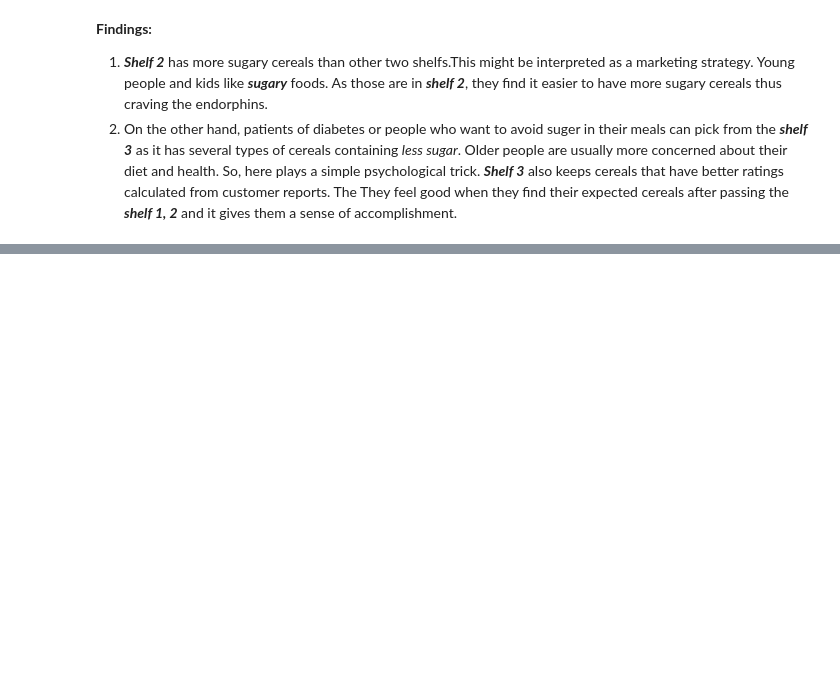
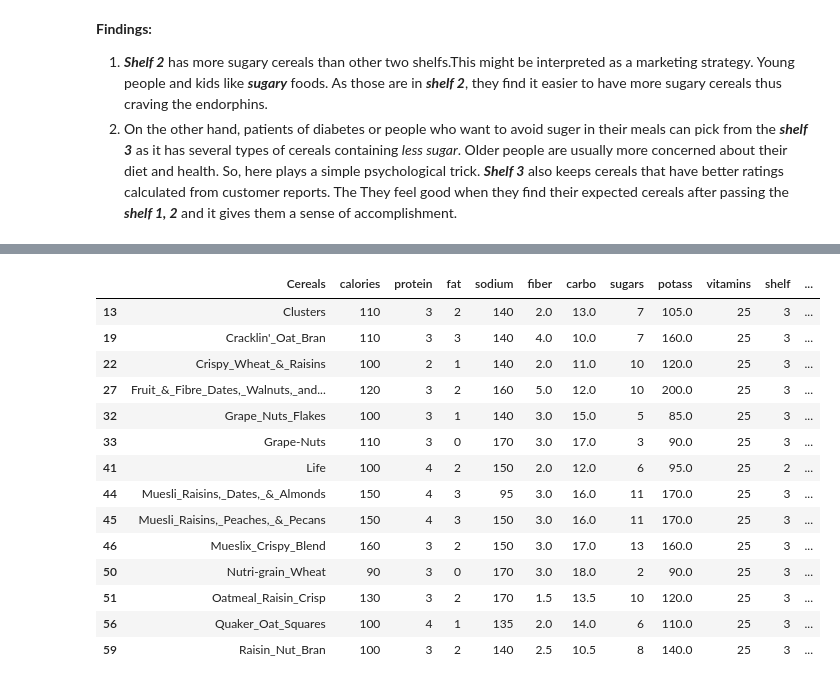
Before and after one commit to zaedulislam/Machine_Learning_Projects, a Jupyter notebook: Cereal/Cereal.ipynb, the cells around one changed output, grey strips where cells are left out. Cells and saved outputs as stored; diff of their text form; code cells hidden in the pictures; blank space fills up the shorter version.

```diff
--- a/Cereal/Cereal.ipynb
+++ b/Cereal/Cereal.ipynb
@@ -317,0 +410,20 @@ and it gives them a sense of accomplishment.
+# %%
+clusterFour = dataset.loc[dataset['cluster id'] == 3]
+clusterFourDimensions = clusterFour.shape
+clusterFour.head(clusterFourDimensions[0])
+# %% [output]
+|  | Cereals | calories | protein | fat | sodium | fiber | carbo | sugars | potass | vitamins | shelf | ... |
+| 13 | Clusters | 110 | 3 | 2 | 140 | 2.0 | 13.0 | 7 | 105.0 | 25 | 3 | ... |
+| 19 | Cracklin'_Oat_Bran | 110 | 3 | 3 | 140 | 4.0 | 10.0 | 7 | 160.0 | 25 | 3 | ... |
+| 22 | Crispy_Wheat_&_Raisins | 100 | 2 | 1 | 140 | 2.0 | 11.0 | 10 | 120.0 | 25 | 3 | ... |
+| 27 | Fruit_&_Fibre_Dates,_Walnuts,_and... | 120 | 3 | 2 | 160 | 5.0 | 12.0 | 10 | 200.0 | 25 | 3 | ... |
+| 32 | Grape_Nuts_Flakes | 100 | 3 | 1 | 140 | 3.0 | 15.0 | 5 | 85.0 | 25 | 3 | ... |
+| 33 | Grape-Nuts | 110 | 3 | 0 | 170 | 3.0 | 17.0 | 3 | 90.0 | 25 | 3 | ... |
+| 41 | Life | 100 | 4 | 2 | 150 | 2.0 | 12.0 | 6 | 95.0 | 25 | 2 | ... |
+| 44 | Muesli_Raisins,_Dates,_&_Almonds | 150 | 4 | 3 | 95 | 3.0 | 16.0 | 11 | 170.0 | 25 | 3 | ... |
+| 45 | Muesli_Raisins,_Peaches,_&_Pecans | 150 | 4 | 3 | 150 | 3.0 | 16.0 | 11 | 170.0 | 25 | 3 | ... |
+| 46 | Mueslix_Crispy_Blend | 160 | 3 | 2 | 150 | 3.0 | 17.0 | 13 | 160.0 | 25 | 3 | ... |
+| 50 | Nutri-grain_Wheat | 90 | 3 | 0 | 170 | 3.0 | 18.0 | 2 | 90.0 | 25 | 3 | ... |
+| 51 | Oatmeal_Raisin_Crisp | 130 | 3 | 2 | 170 | 1.5 | 13.5 | 10 | 120.0 | 25 | 3 | ... |
+| 56 | Quaker_Oat_Squares | 100 | 4 | 1 | 135 | 2.0 | 14.0 | 6 | 110.0 | 25 | 3 | ... |
+| 59 | Raisin_Nut_Bran | 100 | 3 | 2 | 140 | 2.5 | 10.5 | 8 | 140.0 | 25 | 3 | ... |
```
Also changed, not shown: parts of 11 cells of this notebook.
